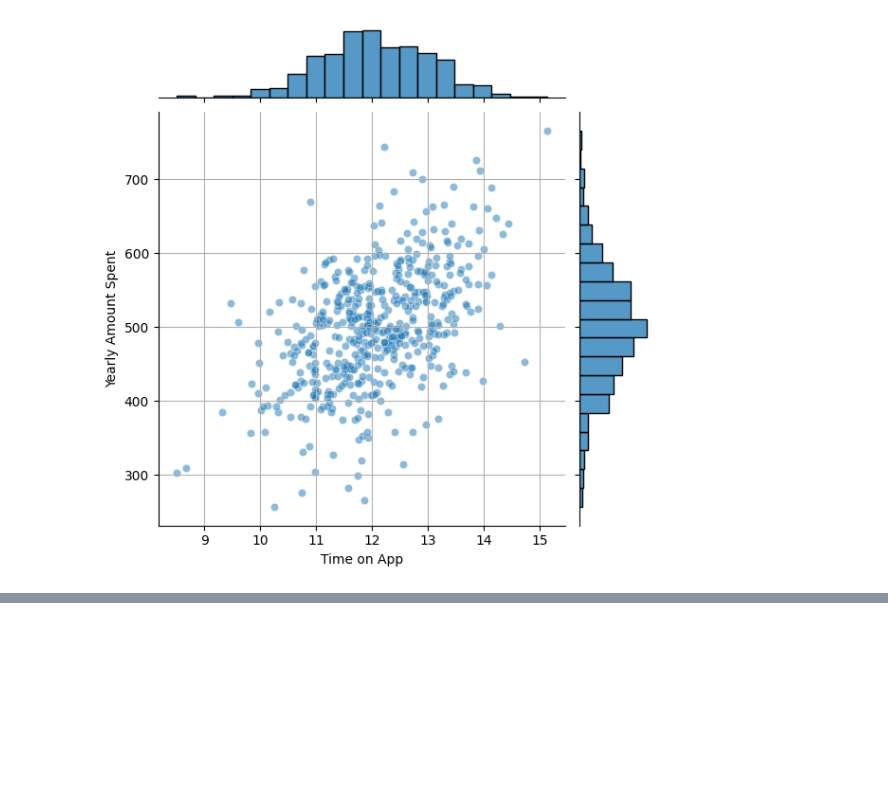
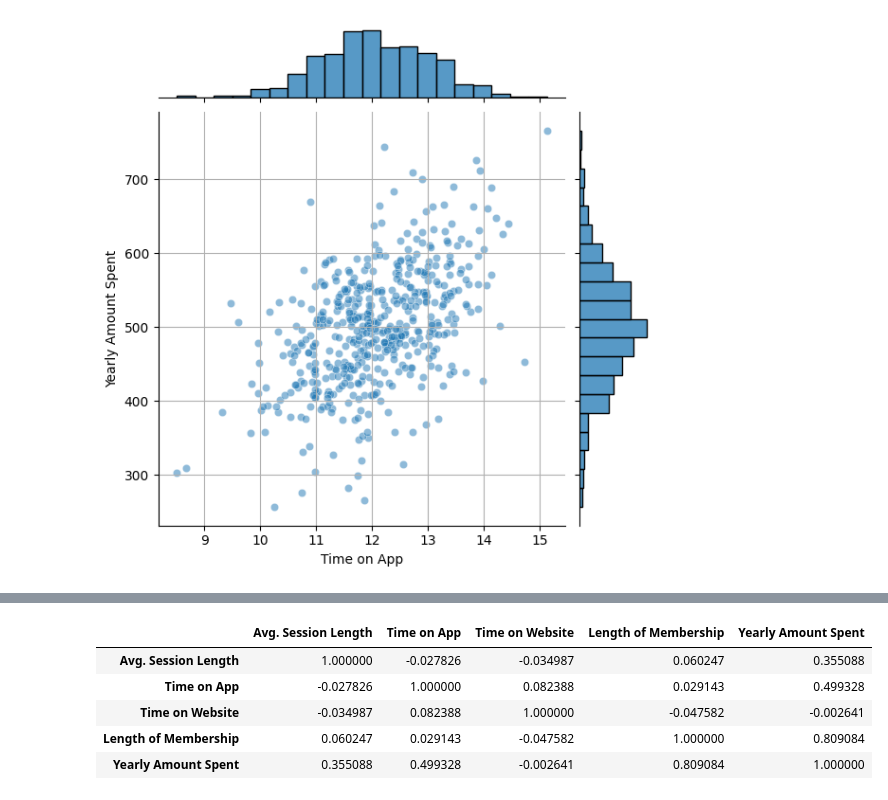
Before and after one commit to rizwanPizzee/Customers-Yearly-Spending-Prediction, a Jupyter notebook: MLR.ipynb, the cells around one changed output, grey strips where cells are left out. Cells and saved outputs as stored; diff of their text form; code cells hidden in the pictures; blank space fills up the shorter version.

```diff
--- a/MLR.ipynb
+++ b/MLR.ipynb
@@ -55,0 +61,10 @@ plt.grid()
+# %%
+df1 = df[['Avg. Session Length', 'Time on App','Time on Website','Length of Membership', 'Yearly Amount Spent']]
+df1.corr()
+# %% [output]
+|  | Avg. Session Length | Time on App | Time on Website | Length of Membership | Yearly Amount Spent |
+| Avg. Session Length | 1.000000 | -0.027826 | -0.034987 | 0.060247 | 0.355088 |
+| Time on App | -0.027826 | 1.000000 | 0.082388 | 0.029143 | 0.499328 |
+| Time on Website | -0.034987 | 0.082388 | 1.000000 | -0.047582 | -0.002641 |
+| Length of Membership | 0.060247 | 0.029143 | -0.047582 | 1.000000 | 0.809084 |
+| Yearly Amount Spent | 0.355088 | 0.499328 | -0.002641 | 0.809084 | 1.000000 |
```
Also changed, not shown: parts of 2 cells of this notebook.
